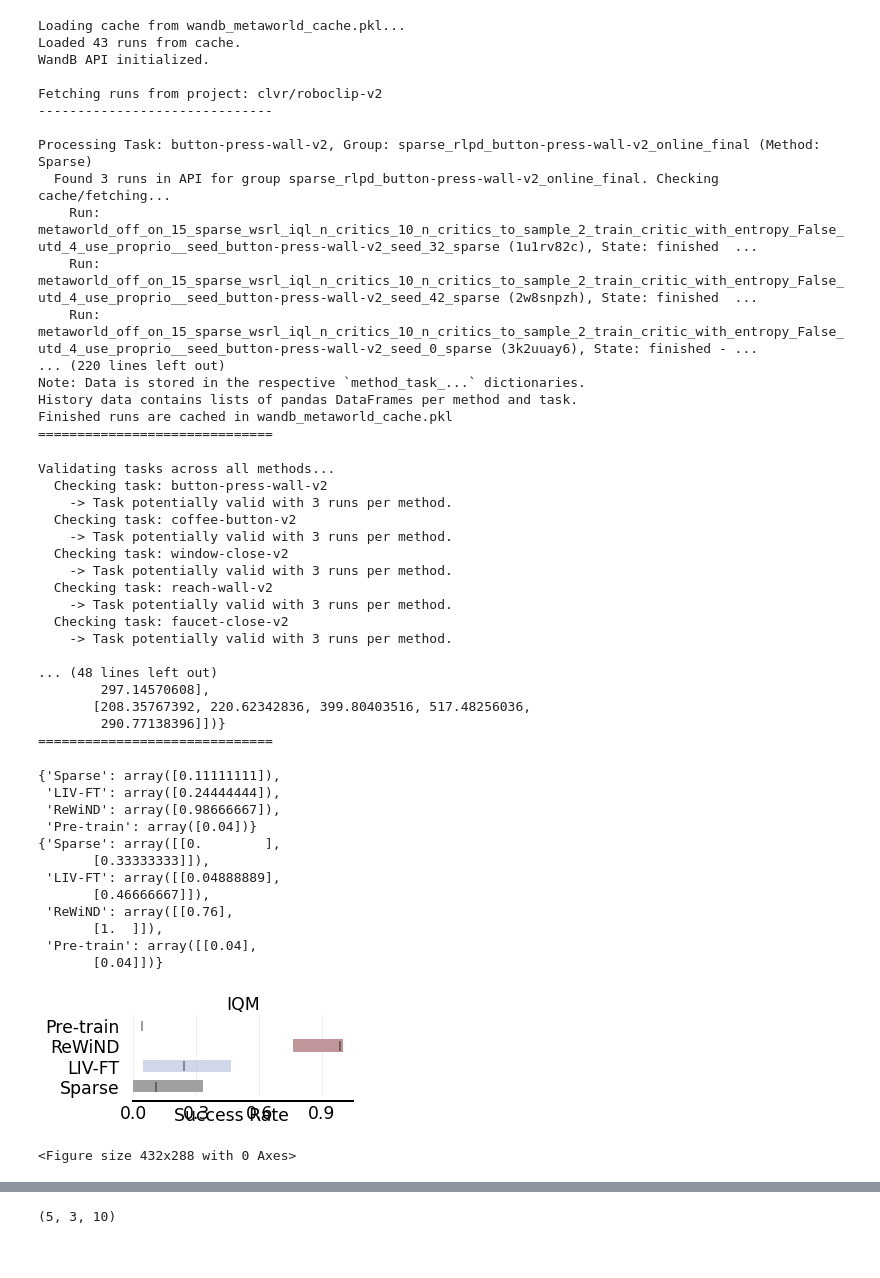
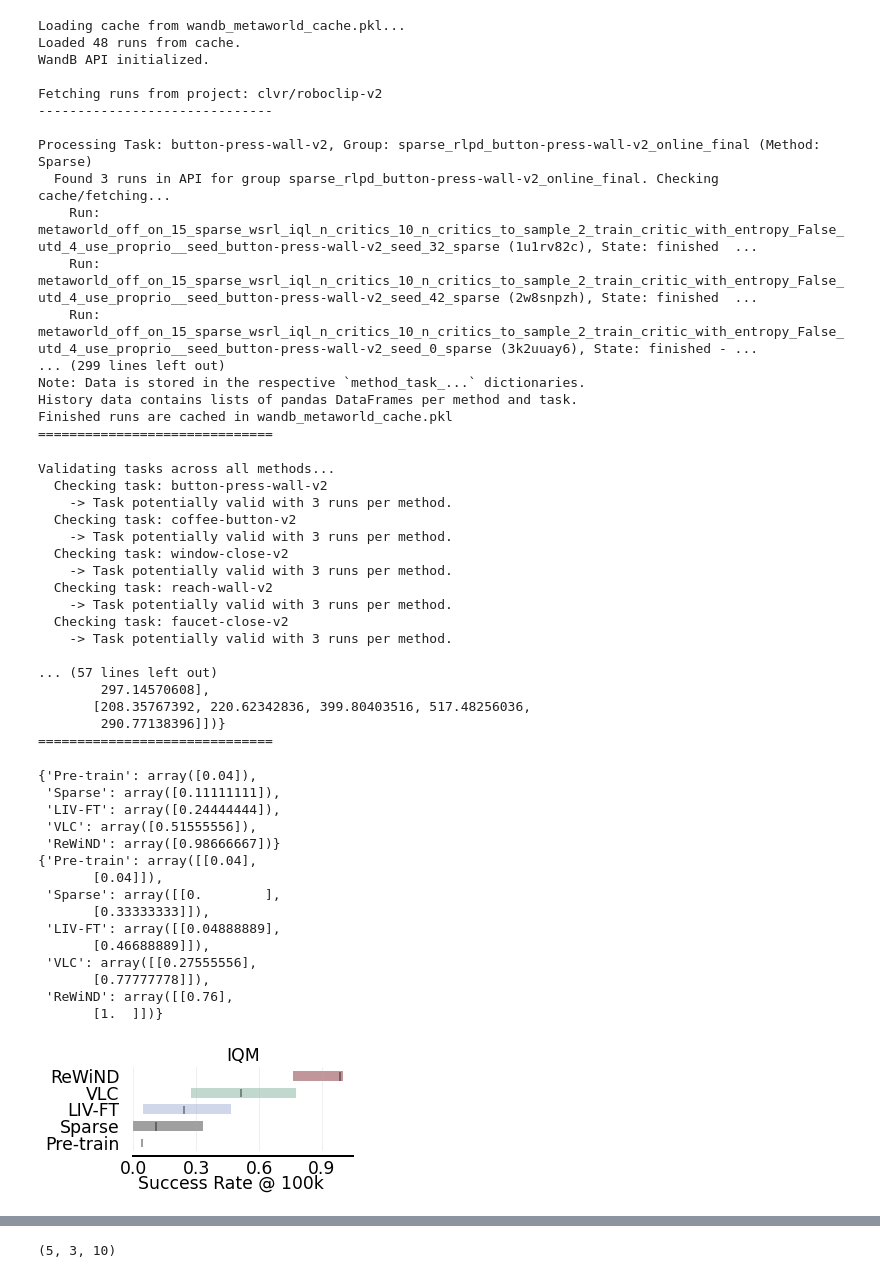
Before and after one commit to jesbu1/RoboCLIPv2, a Jupyter notebook: plotting_scripts/plot_iqm_metaworld.ipynb, the cells around one changed output, grey strips where cells are left out. Cells and saved outputs as stored; diff of their text form; code cells hidden in the pictures.

Commit message:
Update with vlc curves

```diff
--- a/plotting_scripts/plot_iqm_metaworld.ipynb
+++ b/plotting_scripts/plot_iqm_metaworld.ipynb
@@ -28,6 +28,7 @@ TASKS = ["button-press-wall-v2", "coffee-button-v2", "window-close-v2", "reach-w
 METHODS_DICT = dict(
     sparse_rlpd="Sparse",
     liv_rlpd="LIV-FT",
+    vlc_rlpd="VLC",
     rewind_rlpd="ReWiND",
 )
 
@@ -35,17 +36,18 @@ METHODS_DICT = dict(
 GROUP_SUFFIXES=dict(
     sparse_rlpd="online_final",
     liv_rlpd="final",
+    vlc_rlpd="final",
     rewind_rlpd="final",
 )
 
 #color_palette = sns.color_palette('colorblind')
 #color_dict = dict(zip(METHODS_DICT.values(), color_palette))
 color_dict = {
+    "Pre-train": "#A0A0FF", # Separately input Pre-train
     "Sparse": "#808080",
     "LIV-FT": "#C2CAE3",
     "VLC": "#ABCCBE",
     "ReWiND": "#AD7378",
-    "Pre-train": "#A0A0FF", # Separately input Pre-train
 }
 
 PRETRAIN_SR = {
@@ -361,7 +368,7 @@ print(f"Finished runs are cached in {CACHE_FILE}")
 print("=" * 30)
 # %% [output]
 Loading cache from wandb_metaworld_cache.pkl...
-Loaded 43 runs from cache.
+Loaded 48 runs from cache.
 WandB API initialized.
 
 Fetching runs from project: clvr/roboclip-v2
@@ -372,7 +379,7 @@ Processing Task: button-press-wall-v2, Group: sparse_rlpd_button-press-wall-v2_o
     Run: metaworld_off_on_15_sparse_wsrl_iql_n_critics_10_n_critics_to_sample_2_train_critic_with_entropy_False_utd_4_use_proprio__seed_button-press-wall-v2_seed_32_sparse (1u1rv82c), State: finished  ...
     Run: metaworld_off_on_15_sparse_wsrl_iql_n_critics_10_n_critics_to_sample_2_train_critic_with_entropy_False_utd_4_use_proprio__seed_button-press-wall-v2_seed_42_sparse (2w8snpzh), State: finished  ...
     Run: metaworld_off_on_15_sparse_wsrl_iql_n_critics_10_n_critics_to_sample_2_train_critic_with_entropy_False_utd_4_use_proprio__seed_button-press-wall-v2_seed_0_sparse (3k2uuay6), State: finished - ...
-... (220 lines left out)
+... (299 lines left out)
 Note: Data is stored in the respective `method_task_...` dictionaries.
 History data contains lists of pandas DataFrames per method and task.
 Finished runs are cached in wandb_metaworld_cache.pkl
@@ -559,7 +566,7 @@ Validating tasks across all methods...
   Checking task: faucet-close-v2
     -> Task potentially valid with 3 runs per method.
 
-... (48 lines left out)
+... (57 lines left out)
         297.14570608],
        [208.35767392, 220.62342836, 399.80403516, 517.48256036,
         290.77138396]])}
@@ -567,41 +574,47 @@ Validating tasks across all methods...
 # %%
 # plot the success rate and mean return confidence interval
 aggregate_func = lambda x: np.array([
     metrics.aggregate_iqm(x),
     #metrics.aggregate_mean(x),
     #metrics.aggregate_median(x),
 ])
+#re-order the keys according to color_dict
+final_aggregate_success_rates = {k: final_aggregate_success_rates[k] for k in color_dict.keys()}
 aggregate_success_rate, aggregate_success_cis = rly.get_interval_estimates(
     final_aggregate_success_rates,
     aggregate_func,
     reps=10000,
 )
 pprint.pp(aggregate_success_rate)
 pprint.pp(aggregate_success_cis)
 fig, axes = plot_utils.plot_interval_estimates(
   aggregate_success_rate, aggregate_success_cis,
   #metric_names=['IQM', 'Mean', 'Median'],
   metric_names=['IQM'],
+  row_height=0.31,
+  xlabel_y_coordinate=-0.21,
   colors=color_dict,
-  algorithms=list(aggregate_success_rate.keys()), xlabel='Success Rate')
+  algorithms=list(aggregate_success_rate.keys()), xlabel='Success Rate @ 100k')
 
-plt.show()
-plt.savefig('iqm_success_rate.pdf')
+#plt.show()
+plt.savefig('metaworld_success_rate.pdf', bbox_inches='tight')
 # %% [output]
-{'Sparse': array([0.11111111]),
+{'Pre-train': array([0.04]),
+ 'Sparse': array([0.11111111]),
  'LIV-FT': array([0.24444444]),
- 'ReWiND': array([0.98666667]),
- 'Pre-train': array([0.04])}
-{'Sparse': array([[0.        ],
+ 'VLC': array([0.51555556]),
+ 'ReWiND': array([0.98666667])}
+{'Pre-train': array([[0.04],
+       [0.04]]),
+ 'Sparse': array([[0.        ],
        [0.33333333]]),
  'LIV-FT': array([[0.04888889],
-       [0.46666667]]),
+       [0.46688889]]),
+ 'VLC': array([[0.27555556],
+       [0.77777778]]),
  'ReWiND': array([[0.76],
-       [1.  ]]),
- 'Pre-train': array([[0.04],
-       [0.04]])}
+       [1.  ]])}
-[figure, old version]
+[figure, new version]
-<Figure size 432x288 with 0 Axes>
 # %%
 import matplotlib.pyplot as plt
 import numpy as np
```
Also changed, not shown: parts of 5 cells of this notebook, 1 other file.
